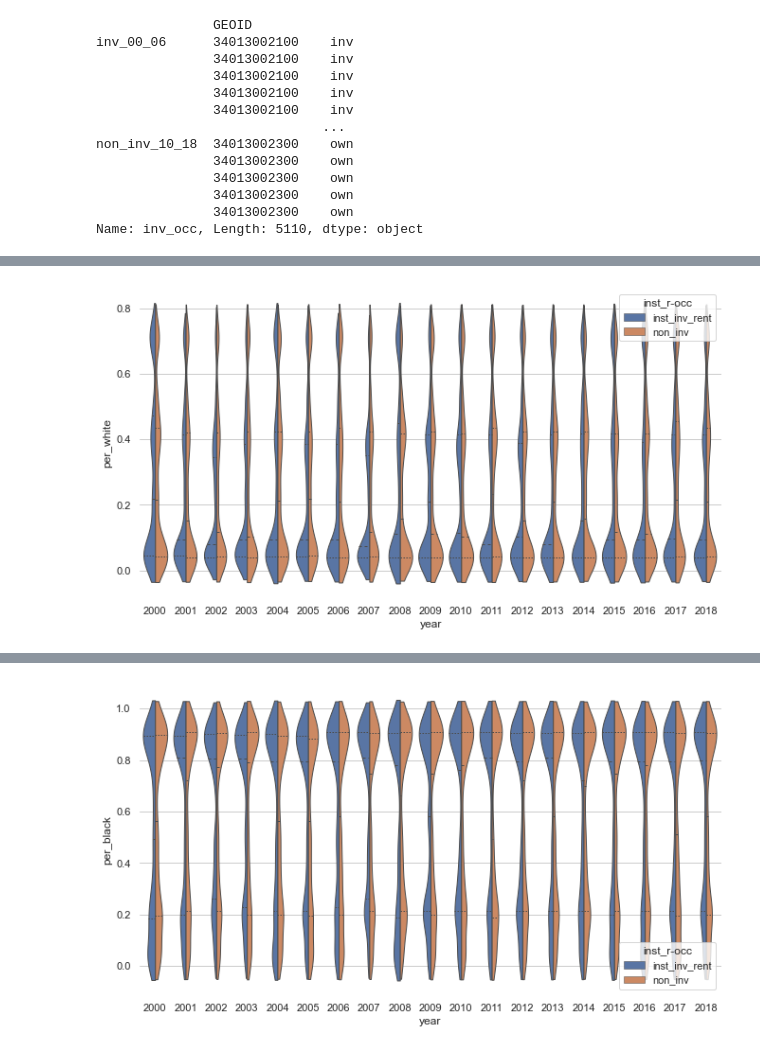
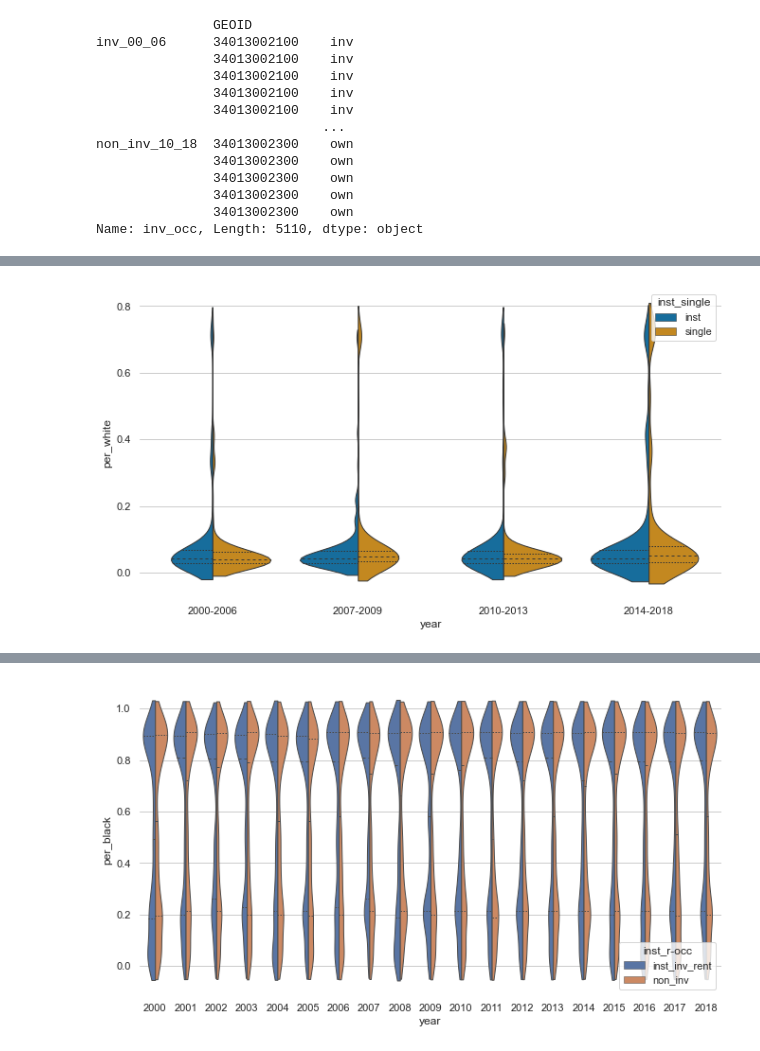
Before and after one commit to CenterForSpatialResearch/investors-NJ, a Jupyter notebook: 05_Cenus_Block_Summary.ipynb, the cells around one changed output, grey strips where cells are left out. Saved outputs shown, nothing was run; the diff lists cells and outputs as text; code cells hidden in the pictures.

```diff
--- a/05_Cenus_Block_Summary.ipynb
+++ b/05_Cenus_Block_Summary.ipynb
@@ -1427,10 +1479,12 @@ violin0018_grouped_years_inv_occ['median_hh']=violin0018_grouped_years_inv_occ['
 # %%
 violin0018_grouped_years_inst_single = pd.concat([inst_inv_00_06, single_inv_00_06,
                                       inst_inv_07_09, single_inv_07_09,
-                                      inst_inv_10_18, single_inv_10_18],
+                                      inst_inv_10_13, single_inv_10_13,
+                                                 inst_inv_14_18, single_inv_14_18],
                                     keys=['inst_inv_00_06', 'single_inv_00_06',
                                       'inst_inv_07_09', 'single_inv_07_09',
-                                      'inst_inv_10_18', 'single_inv_10_18'],sort=True)
+                                      'inst_inv_10_13', 'single_inv_10_13',
+                                         'inst_inv_14_18', 'single_inv_14_18'],sort=True)
 violin0018_grouped_years_inst_single['median_hh']=violin0018_grouped_years_inst_single['median_hh'].astype('int64')
 # %%
 violin0018_grouped_years.head(50)
@@ -1524,0 +1618,11 @@ sns.despine(left=True, bottom=True)
+# %%
+import seaborn as sns
+import matplotlib.pyplot as plt
+sns.set(style="whitegrid")
+
+f, ax = plt.subplots(figsize=(11, 6))
+
+# # Draw a violinplot with a narrower bandwidth than the default
+sns.violinplot(x='year',y='per_vacant',hue='inv_occ',data=violin0018_grouped_years_inv_occ,split=True,  bw=.2, cut=1,palette='colorblind',linewidth=1,inner="quart")
+# ax.set(ylim=(0, 1))
+sns.despine(left=True, bottom=True)
@@ -1524,0 +1631,11 @@ sns.despine(left=True, bottom=True)
+# %%
+import seaborn as sns
+import matplotlib.pyplot as plt
+sns.set(style="whitegrid")
+
+f, ax = plt.subplots(figsize=(11, 6))
+
+# # Draw a violinplot with a narrower bandwidth than the default
+sns.violinplot(x='year',y='median_hh',hue='inv_occ',data=violin0018_grouped_years_inv_occ,split=True,  bw=.2, cut=1,palette='colorblind',linewidth=1,inner="quart")
+# ax.set(ylim=(0, 1))
+sns.despine(left=True, bottom=True)
@@ -1537,0 +1657,11 @@ sns.despine(left=True, bottom=True)
+# %%
+import seaborn as sns
+import matplotlib.pyplot as plt
+sns.set(style="whitegrid")
+
+f, ax = plt.subplots(figsize=(11, 6))
+
+# # Draw a violinplot with a narrower bandwidth than the default
+sns.violinplot(x='year',y='per_black',hue='inst_single',data=violin0018_grouped_years_inst_single,split=True,  bw=.2, cut=1,palette='colorblind',linewidth=1,inner="quart")
+# ax.set(ylim=(0, 1))
+sns.despine(left=True, bottom=True)
@@ -1538,13 +1670,13 @@ sns.despine(left=True, bottom=True)
 # %%
 import seaborn as sns
 import matplotlib.pyplot as plt
 sns.set(style="whitegrid")
 
 f, ax = plt.subplots(figsize=(11, 6))
 
 # # Draw a violinplot with a narrower bandwidth than the default
-sns.violinplot(x='year',y='per_white',hue='inst_r-occ',data=violin0018,split=True,  bw=.2, cut=1,linewidth=1,inner="quart")
+sns.violinplot(x='year',y='per_white',hue='inst_single',data=violin0018_grouped_years_inst_single,split=True,  bw=.2, cut=1,palette='colorblind',linewidth=1,inner="quart")
 # ax.set(ylim=(0, 1))
 sns.despine(left=True, bottom=True)
 # %% [output]
-[figure, old version]
+[figure, new version]
```
Also changed, not shown: parts of 30 cells of this notebook, 4 other files.
